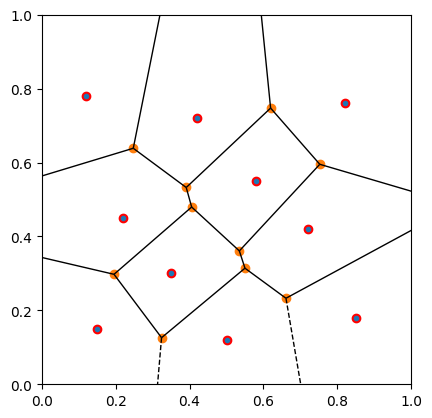
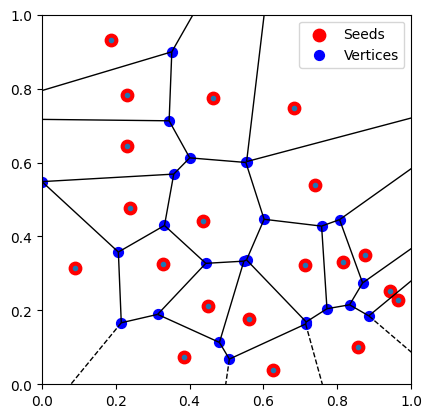
The notebook cell's code change between the first figure and the second:
--- before
+++ after
@@ -3,24 +3,37 @@
 import matplotlib.pyplot as plt
 
-points = seeds.detach().cpu().numpy()  # shape [S,2]
+points = seeds.detach().cpu().numpy()
 
 vor = Voronoi(points)
 
-# print("Voronoi vertices:")
-# print(vor.vertices)
+fig = voronoi_plot_2d(
+    vor,
+    show_vertices=False,  # don't draw default vertices
+)
 
-# print("Regions:")
-# print(vor.regions)
+# seeds: red circles
+plt.scatter(
+    points[:, 0],
+    points[:, 1],
+    c="red",
+    marker="o",
+    s=80,
+    label="Seeds",
+)
 
-# print("Ridge points:")
-# print(vor.ridge_points)
+# Voronoi vertices: blue circles
+plt.scatter(
+    vor.vertices[:, 0],
+    vor.vertices[:, 1],
+    c="blue",
+    marker="o",
+    s=50,
+    label="Vertices",
+)
 
-# print("Ridge vertices:")
-# print(vor.ridge_vertices)
+plt.xlim(0, 1)
+plt.ylim(0, 1)
+plt.gca().set_aspect("equal")
+plt.legend()
 
-fig = voronoi_plot_2d(vor)
-plt.scatter(points[:,0], points[:,1], c="red")
-plt.xlim(0,1)
-plt.ylim(0,1)
-plt.gca().set_aspect("equal")
 plt.show()

Commit: New